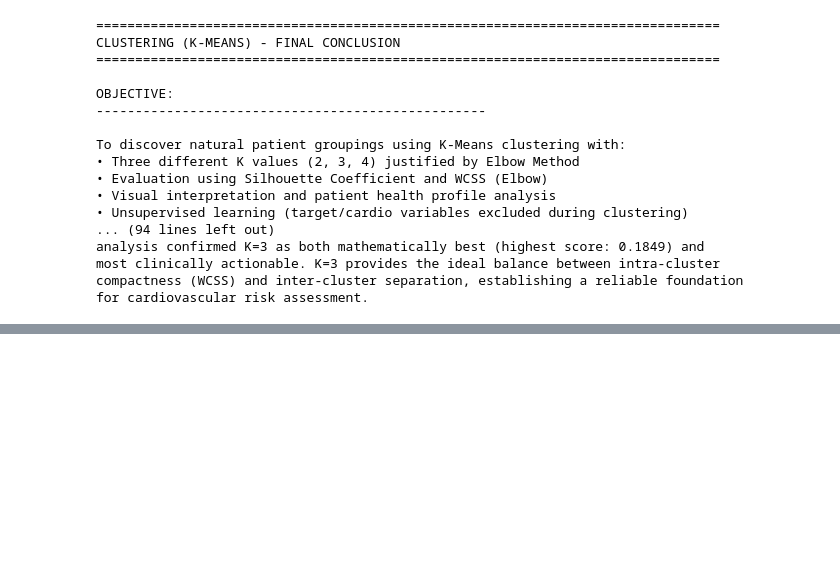
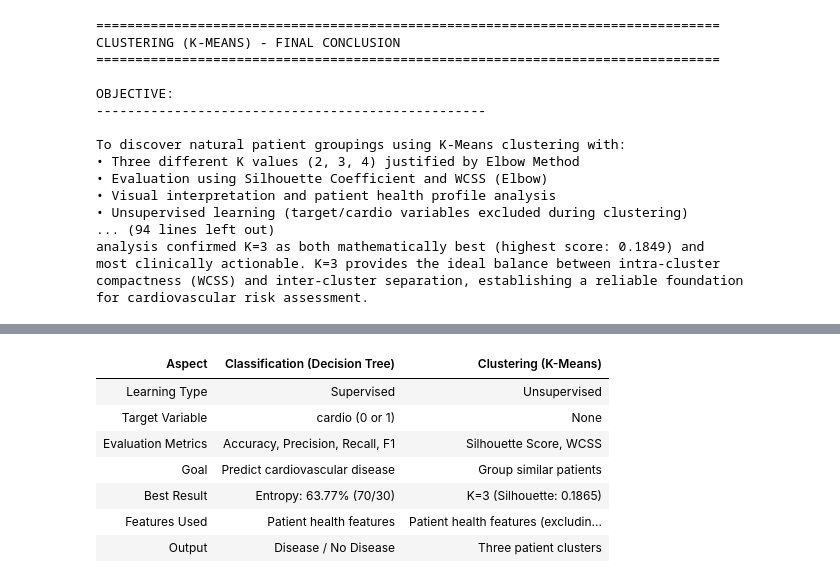
Before and after one commit to Mashael-fs/IT326-Cardiovascular-Disease, a Jupyter notebook: Reports Folder/Phase3.ipynb, the cells around one changed output, grey strips where cells are left out. Drawn from its saved outputs; the diff is of its cells as text; code cells hidden in the pictures; blank space fills up the shorter version.

```diff
--- a/Reports Folder/Phase3.ipynb
+++ b/Reports Folder/Phase3.ipynb
@@ -942,0 +951,85 @@ for cardiovascular risk assessment.
+# %%
+import pandas as pd
+from IPython.display import display
+
+comparison_data = {
+    "Aspect": [
+        "Learning Type",
+        "Target Variable",
+        "Evaluation Metrics",
+        "Goal",
+        "Best Result",
+        "Features Used",
+        "Output"
+    ],
+    "Classification (Decision Tree)": [
+        "Supervised",
+        "cardio (0 or 1)",
+        "Accuracy, Precision, Recall, F1",
+        "Predict cardiovascular disease",
+        "Entropy: 63.77% (70/30)",
+        "Patient health features",
+        "Disease / No Disease"
+    ],
+    "Clustering (K-Means)": [
+        "Unsupervised",
+        "None",
+        "Silhouette Score, WCSS",
+        "Group similar patients",
+        "K=3 (Silhouette: 0.1865)",
+        "Patient health features (excluding cardio)",
+        "Three patient clusters"
+    ]
+}
+
+comparison_df = pd.DataFrame(comparison_data)
+
+styled_table = (
+    comparison_df.style
+    .hide(axis="index")
+    .set_properties(**{
+        "border": "1.5px solid #333333",
+        "padding": "12px",
+        "text-align": "center",
+        "white-space": "normal",
+        "font-size": "13px"
+    })
+    .set_table_styles([
+        {
+            "selector": "th",
+            "props": [
+                ("background-color", "#234E70"),
+                ("color", "white"),
+                ("border", "1.5px solid #333333"),
+                ("padding", "12px"),
+                ("text-align", "center")
+            ]
+        },
+        {
+            "selector": "table",
+            "props": [
+                ("border-collapse", "collapse"),
+                ("width", "100%")
+            ]
+        }
+    ])
+    .apply(
+        lambda row: [
+            "background-color: #F1F5F9" if row.name % 2 else
+            "background-color: #FFFFFF"
+            for _ in row
+        ],
+        axis=1
+    )
+)
+
+display(styled_table)
+# %% [output]
+| Aspect | Classification (Decision Tree) | Clustering (K-Means) |
+| Learning Type | Supervised | Unsupervised |
+| Target Variable | cardio (0 or 1) | None |
+| Evaluation Metrics | Accuracy, Precision, Recall, F1 | Silhouette Score, WCSS |
+| Goal | Predict cardiovascular disease | Group similar patients |
+| Best Result | Entropy: 63.77% (70/30) | K=3 (Silhouette: 0.1865) |
+| Features Used | Patient health features | Patient health features (excludin... |
+| Output | Disease / No Disease | Three patient clusters |
```
Also changed, not shown: parts of 11 cells of this notebook.
